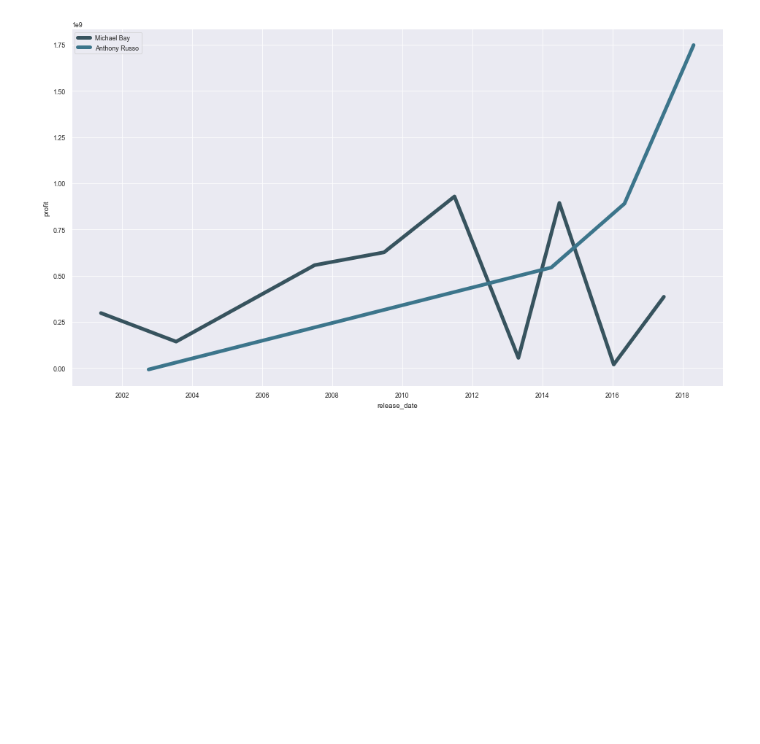
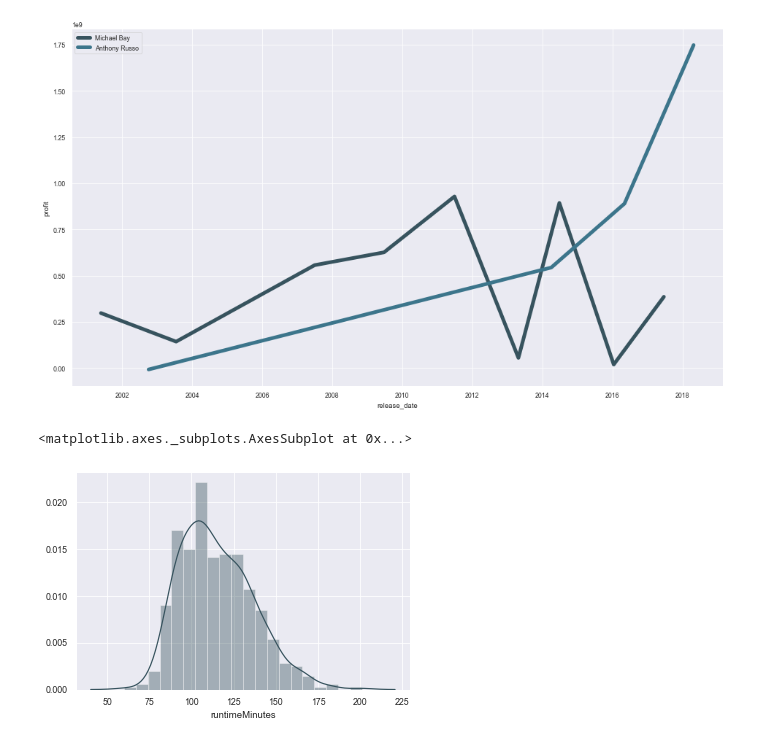
Before and after one commit to will4865/dsc-mod-1-project-v2-1-onl01-dtsc-ft-030220, a Jupyter notebook: student.ipynb, the cells around one changed output. Saved outputs shown, nothing was run; the diff lists cells and outputs as text; code cells hidden in the pictures; blank space fills up the shorter version.

```diff
--- a/student.ipynb
+++ b/student.ipynb
@@ -650,3 +653,9 @@ plt.legend(['Michael Bay', 'Anthony Russo'])
 # %% [output]
 <matplotlib.legend.Legend at 0x...>
 [figure]
+# %%
+dfnew1=df.sort_values('worldwide_gross', ascending=False).head(500)
+sns.distplot(dfnew1.runtimeMinutes, bins=20)
+# %% [output]
+<matplotlib.axes._subplots.AxesSubplot at 0x...>
+[figure, added]
```
Also changed, not shown: parts of 6 cells of this notebook.
